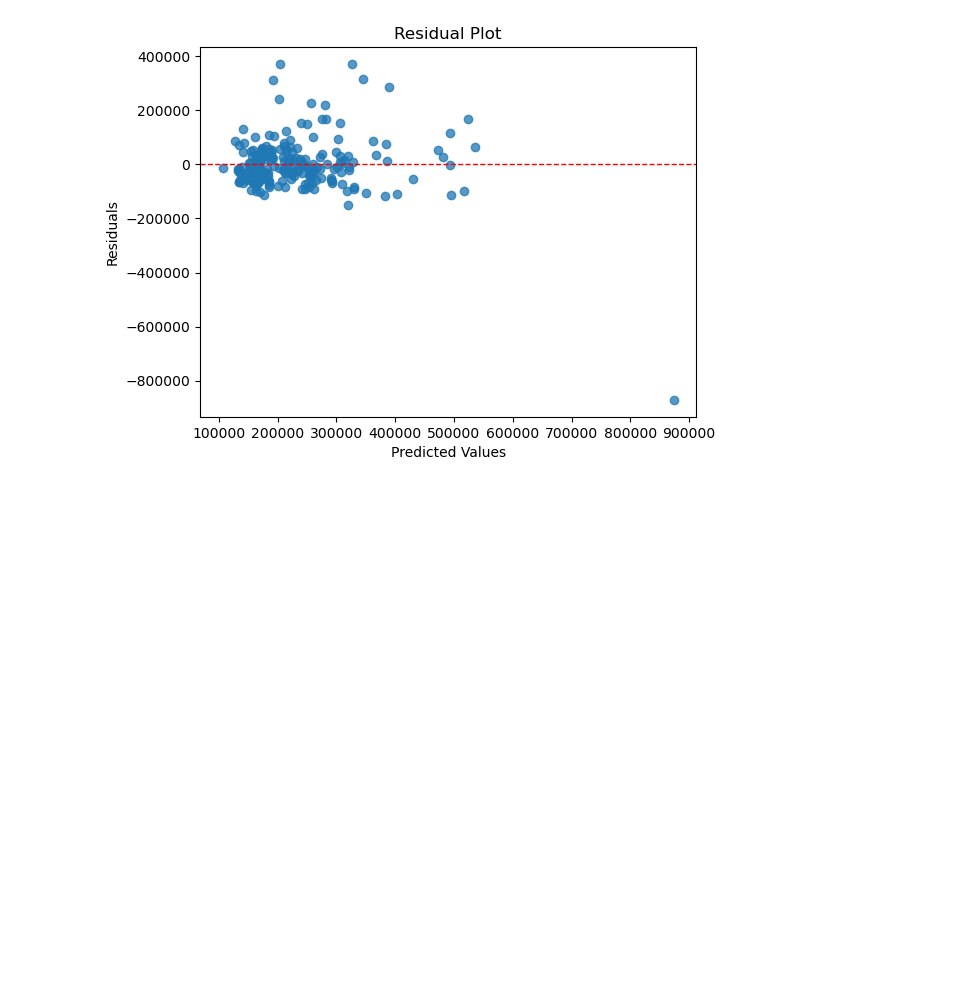
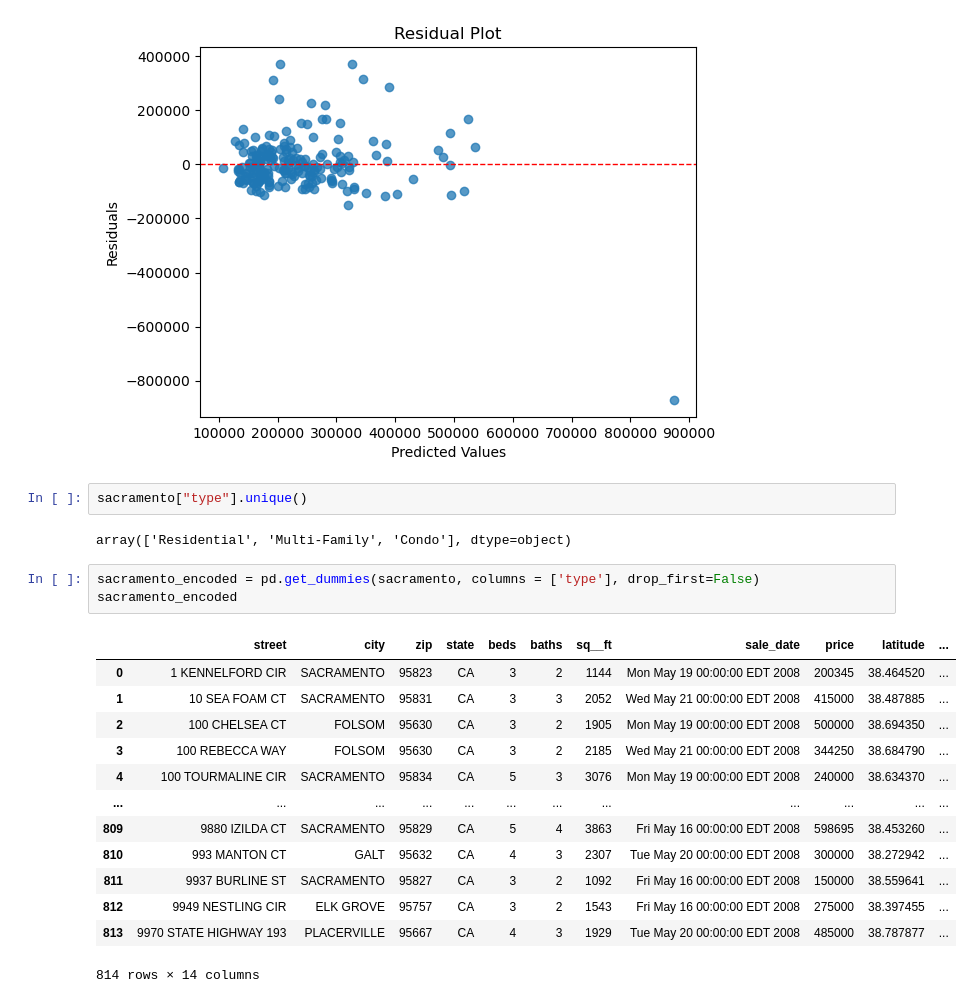
Before and after one commit to yukisuet/LCR, a Jupyter notebook: 04_this_cohort/live_code/live_code_01_14_2025.ipynb, the cells around one changed output. Drawn from its saved outputs; the diff is of its cells as text; blank space fills up the shorter version.

Commit message:
Add files via upload
adding multivariable linear regression example with categorical variable

```diff
--- a/04_this_cohort/live_code/live_code_01_14_2025.ipynb
+++ b/04_this_cohort/live_code/live_code_01_14_2025.ipynb
@@ -288,3 +288,24 @@ plt.title('Residual Plot')
 plt.show()
 # %% [output]
 [figure]
+# %%
+sacramento["type"].unique()
+# %% [output]
+array(['Residential', 'Multi-Family', 'Condo'], dtype=object)
+# %%
+sacramento_encoded = pd.get_dummies(sacramento, columns = ['type'], drop_first=False)
+sacramento_encoded
+# %% [output]
+|  | street | city | zip | state | beds | baths | sq__ft | sale_date | price | latitude | ... |
+| 0 | 1 KENNELFORD CIR | SACRAMENTO | 95823 | CA | 3 | 2 | 1144 | Mon May 19 00:00:00 EDT 2008 | 200345 | 38.464520 | ... |
+| 1 | 10 SEA FOAM CT | SACRAMENTO | 95831 | CA | 3 | 3 | 2052 | Wed May 21 00:00:00 EDT 2008 | 415000 | 38.487885 | ... |
+| 2 | 100 CHELSEA CT | FOLSOM | 95630 | CA | 3 | 2 | 1905 | Mon May 19 00:00:00 EDT 2008 | 500000 | 38.694350 | ... |
+| 3 | 100 REBECCA WAY | FOLSOM | 95630 | CA | 3 | 2 | 2185 | Wed May 21 00:00:00 EDT 2008 | 344250 | 38.684790 | ... |
+| 4 | 100 TOURMALINE CIR | SACRAMENTO | 95834 | CA | 5 | 3 | 3076 | Mon May 19 00:00:00 EDT 2008 | 240000 | 38.634370 | ... |
+| ... | ... | ... | ... | ... | ... | ... | ... | ... | ... | ... | ... |
+| 809 | 9880 IZILDA CT | SACRAMENTO | 95829 | CA | 5 | 4 | 3863 | Fri May 16 00:00:00 EDT 2008 | 598695 | 38.453260 | ... |
+| 810 | 993 MANTON CT | GALT | 95632 | CA | 4 | 3 | 2307 | Tue May 20 00:00:00 EDT 2008 | 300000 | 38.272942 | ... |
+| 811 | 9937 BURLINE ST | SACRAMENTO | 95827 | CA | 3 | 2 | 1092 | Fri May 16 00:00:00 EDT 2008 | 150000 | 38.559641 | ... |
+| 812 | 9949 NESTLING CIR | ELK GROVE | 95757 | CA | 3 | 2 | 1543 | Fri May 16 00:00:00 EDT 2008 | 275000 | 38.397455 | ... |
+| 813 | 9970 STATE HIGHWAY 193 | PLACERVILLE | 95667 | CA | 4 | 3 | 1929 | Tue May 20 00:00:00 EDT 2008 | 485000 | 38.787877 | ... |
+814 rows × 14 columns
```
Also changed, not shown: parts of 4 cells of this notebook.
